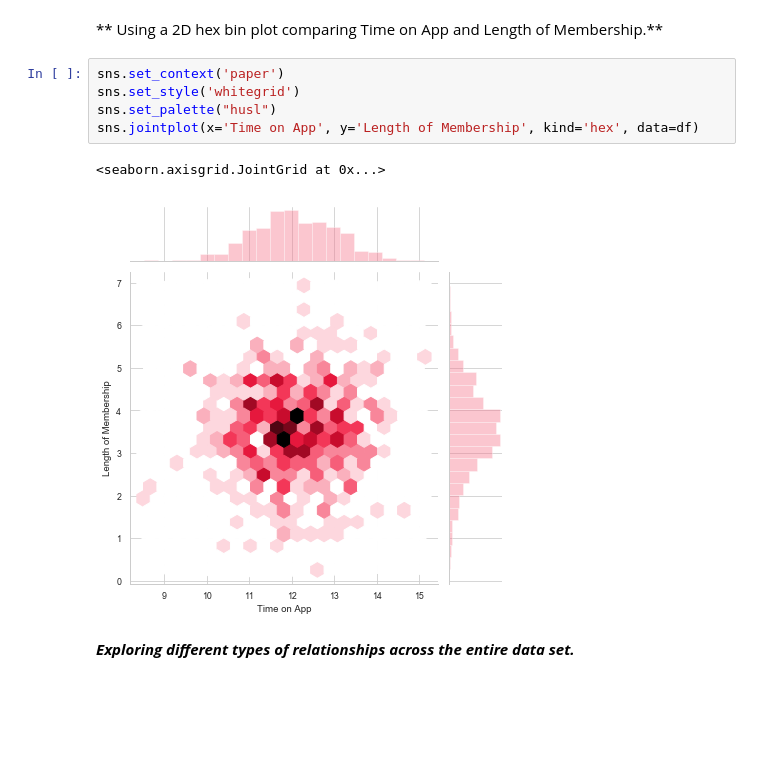
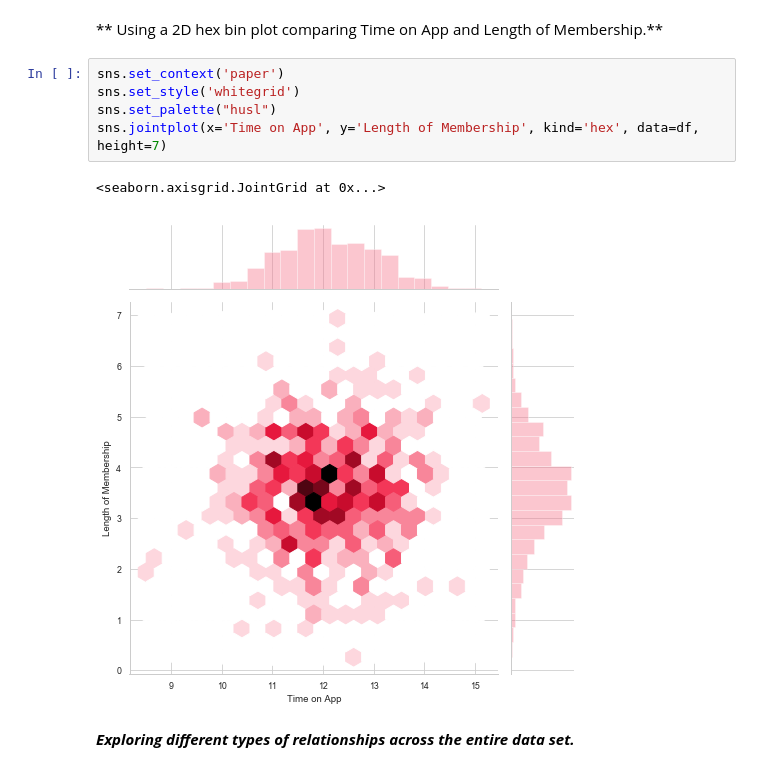
Before and after one commit to rfhussain/Predictions-Using-Linear-Regression, a Jupyter notebook: lin_regress.ipynb, the cells around one changed output. Saved outputs shown, nothing was run; the diff lists cells and outputs as text; blank space fills up the shorter version.

```diff
--- a/lin_regress.ipynb
+++ b/lin_regress.ipynb
@@ -99,11 +99,11 @@ sns.jointplot(x=df['Time on App'], y=df['Yearly Amount Spent'])
 # %%
 sns.set_context('paper')
 sns.set_style('whitegrid')
 sns.set_palette("husl")
-sns.jointplot(x='Time on App', y='Length of Membership', kind='hex', data=df)
+sns.jointplot(x='Time on App', y='Length of Membership', kind='hex', data=df, height=7)
 # %% [output]
 <seaborn.axisgrid.JointGrid at 0x...>
-[figure, old version]
+[figure, new version]
 # %% [markdown]
 ***Exploring different types of relationships across the entire data set.***
 # %%
```
Also changed, not shown: parts of 4 cells of this notebook.
